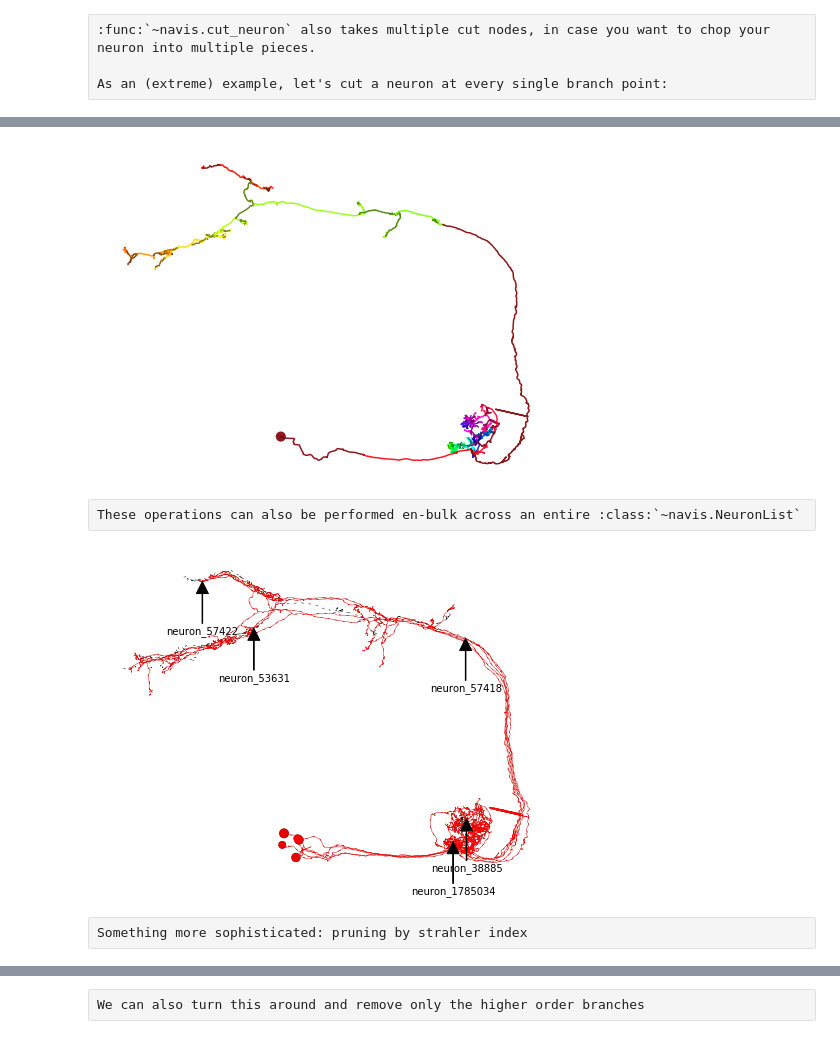
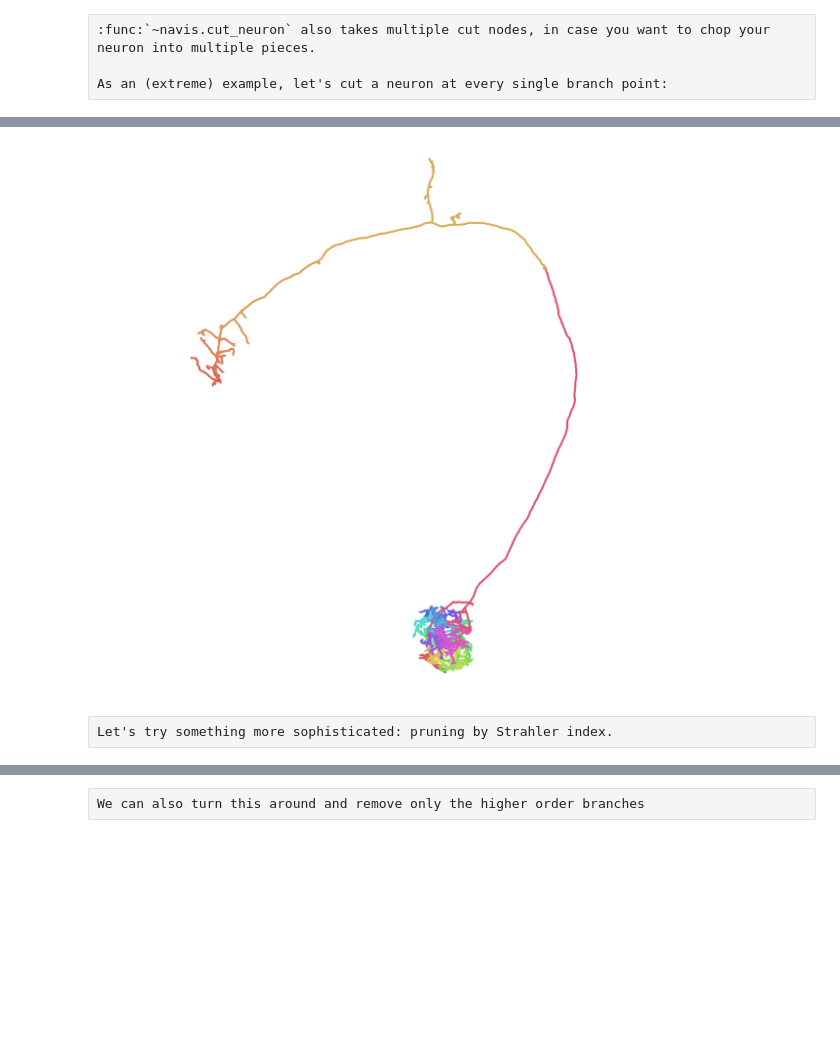
Before and after one commit to navis-org/navis, a Jupyter notebook: docs/source/tutorials/morph_analysis.ipynb, the cells around one changed output, grey strips where cells are left out. Drawn from its saved outputs; the diff is of its cells as text; code cells hidden in the pictures; blank space fills up the shorter version.

```diff
--- a/docs/source/tutorials/morph_analysis.ipynb
+++ b/docs/source/tutorials/morph_analysis.ipynb
@@ -182,43 +183,14 @@ cut.head()
 # %%
 # Plot neuron fragments
 fig, ax = navis.plot2d(cut, linewidth=1.5)
 
+# Rotate to front view
+ax.azim, ax.elev = -90, -90
+ax.dist = 6
+
 plt.show()
 # %% [output]
-[figure, old version]
+[figure, new version]
-# %% [raw]
-These operations can also be performed en-bulk across an entire :class:`~navis.NeuronList`
-# %%
-# Reroot to soma (if available)
-nl[nl.soma != None].reroot(nl[nl.soma != None].soma, inplace=True)
-
-# One of the neurons is fragmented (i.e. not continuous) and we have
-# to fix this before cutting it
-navis.heal_fragmented_neuron(nl, inplace=True)
-
-# Get some random cut nodes
-cut_node_ids = [n.nodes.sample(1).iloc[0].node_id for n in nl]
-
-# Prune the neurons
-nl_pruned = nl.prune_distal_to(cut_node_ids, inplace=False)
-
-# Plot original neurons in black
-fig, ax = nl.plot2d(color='black', method='2d', linestyle=(0, (5, 10)))
-
-# Plot pruned neurons in red
-fig, ax = nl_pruned.plot2d(color='red', method='2d', ax=ax)
-
-# Annotate cut points
-for i, c in enumerate(cut_node_ids):
-    cut_coords = nl[i].nodes.set_index('node_id').loc[c, ['x', 'y']].values
-    ax.annotate(nl[i].name, xy=(cut_coords[0], -cut_coords[1]),
-                xytext=(cut_coords[0], -cut_coords[1]-20000), va='center', ha='center',
-                arrowprops=dict(facecolor='black', shrink=0.01, width=.5),
-                )
-
-plt.show()
-# %% [output]
-[figure, removed]
 # %% [raw]
-Something more sophisticated: pruning by strahler index
+Let's try something more sophisticated: pruning by Strahler index.
 # %%
```
Also changed, not shown: parts of 35 cells of this notebook, 19 other files.
